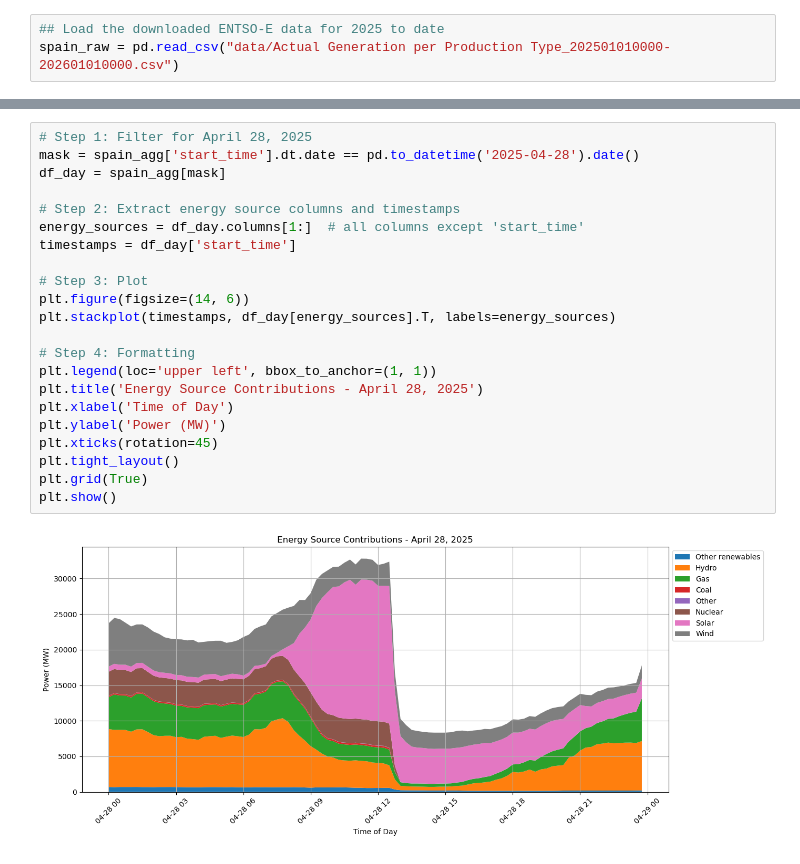
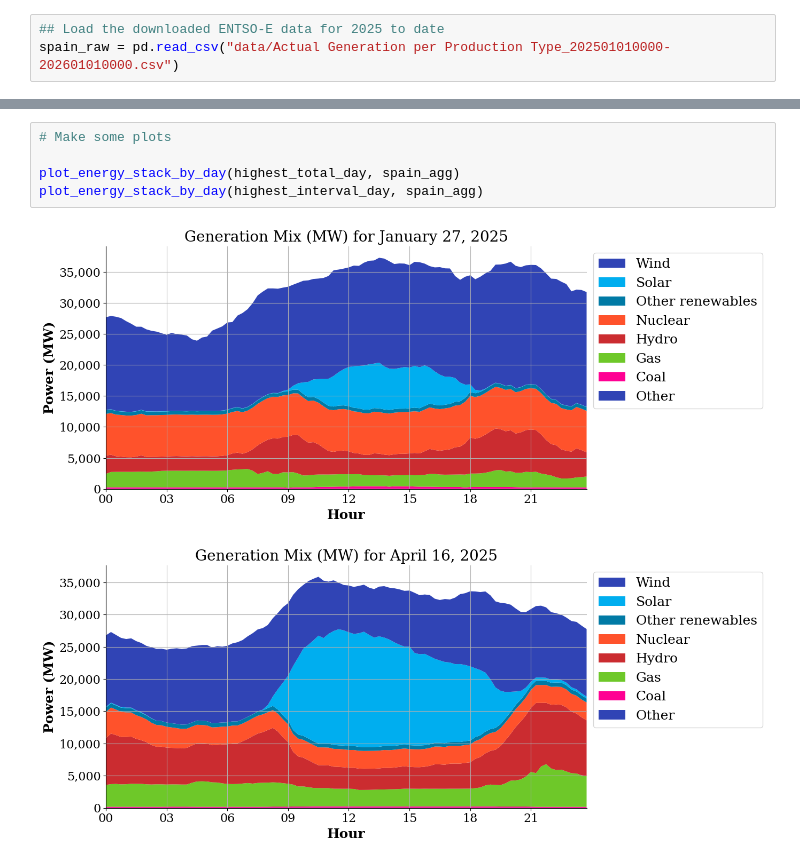
Before and after one commit to ucsusa/entso-e-plots, a Jupyter notebook: entso-e-plots.ipynb, the cells around one changed output, grey strips where cells are left out. Saved outputs shown, nothing was run; the diff lists cells and outputs as text.

Commit message:
Adds plotting and analysis capabilities to Jupyter notebook. Updates readme.

```diff
--- a/entso-e-plots.ipynb
+++ b/entso-e-plots.ipynb
@@ -124,24 +231,8 @@ spain_agg
 # %%
-# Step 1: Filter for April 28, 2025
-mask = spain_agg['start_time'].dt.date == pd.to_datetime('2025-04-28').date()
-df_day = spain_agg[mask]
+# Make some plots
 
-# Step 2: Extract energy source columns and timestamps
-energy_sources = df_day.columns[1:]  # all columns except 'start_time'
-timestamps = df_day['start_time']
-
-# Step 3: Plot
-plt.figure(figsize=(14, 6))
-plt.stackplot(timestamps, df_day[energy_sources].T, labels=energy_sources)
-
-# Step 4: Formatting
-plt.legend(loc='upper left', bbox_to_anchor=(1, 1))
-plt.title('Energy Source Contributions - April 28, 2025')
-plt.xlabel('Time of Day')
-plt.ylabel('Power (MW)')
-plt.xticks(rotation=45)
-plt.tight_layout()
-plt.grid(True)
-plt.show()
+plot_energy_stack_by_day(highest_total_day, spain_agg)
+plot_energy_stack_by_day(highest_interval_day, spain_agg)
 # %% [output]
-[figure, old version]
+[figure, new version]
+[figure, added]
```
Also changed, not shown: parts of 5 cells of this notebook, 1 other file.
